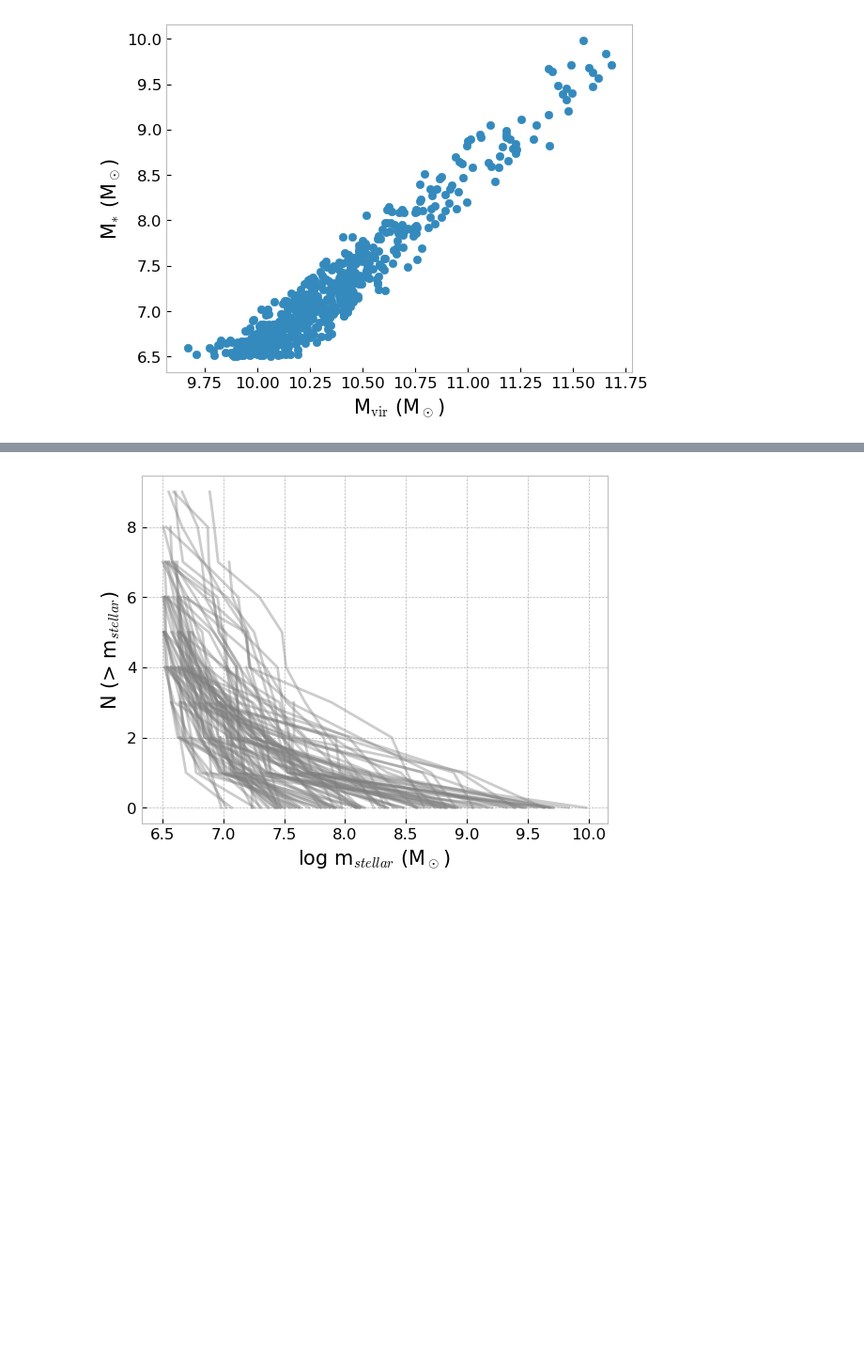
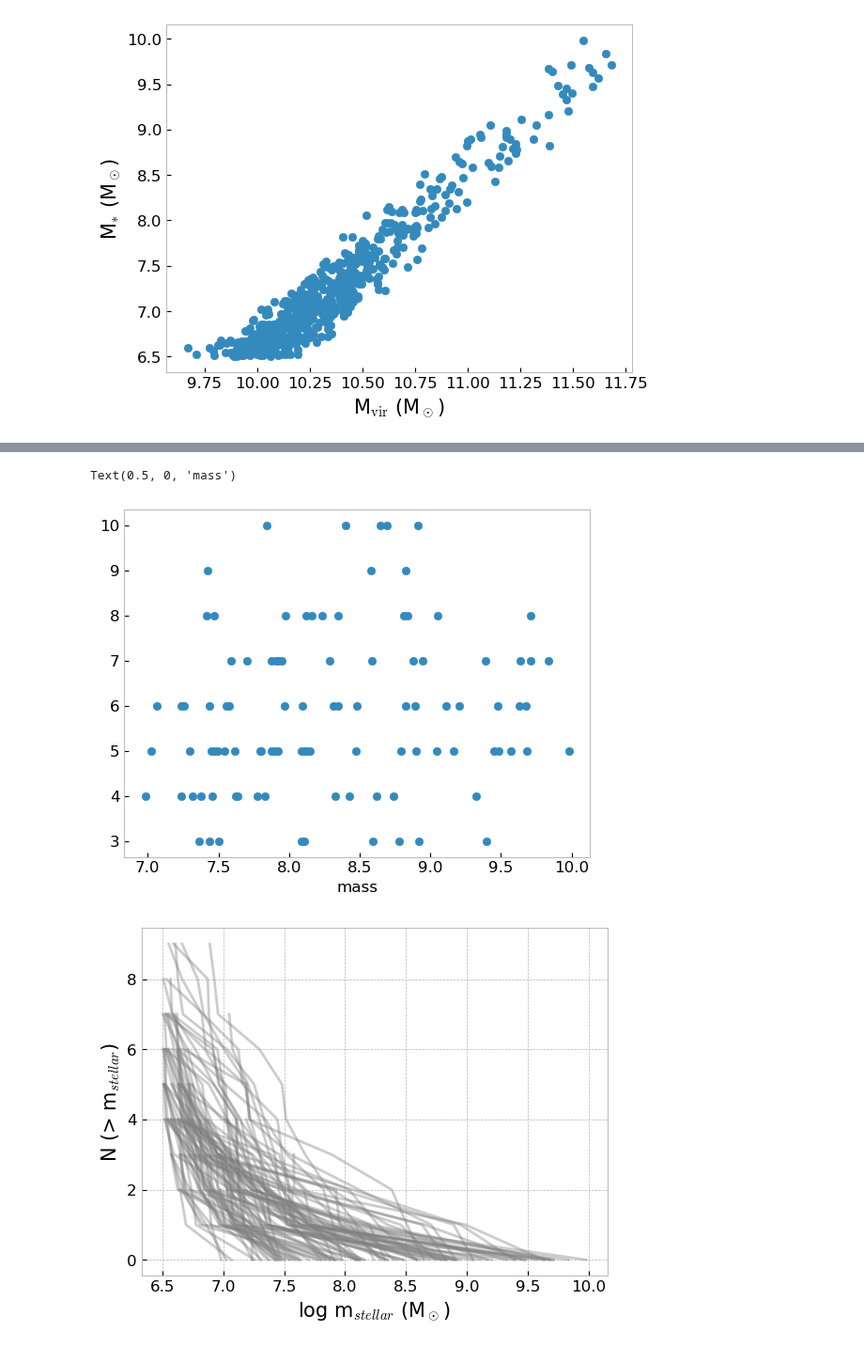
Before and after one commit to jsmonzon/SatGen, a Jupyter notebook: mcmc/notebooks/raw_data_dev.ipynb, the cells around one changed output, grey strips where cells are left out. Shown at 94% size. Saved outputs shown, nothing was run; the diff lists cells and outputs as text; code cells hidden in the pictures; blank space fills up the shorter version.

```diff
--- a/mcmc/notebooks/raw_data_dev.ipynb
+++ b/mcmc/notebooks/raw_data_dev.ipynb
@@ -29,3 +45,9 @@ mock.get_data_points(plot=True)
+# %%
+plt.scatter(mock.stat.Msmax, mock.stat.satfreq)
+plt.xlabel("mass")
+# %% [output]
+Text(0.5, 0, 'mass')
+[figure, added]
 # %%
 counts = []
 masses = []
```
Also changed, not shown: parts of 8 cells of this notebook, 2 other files.
